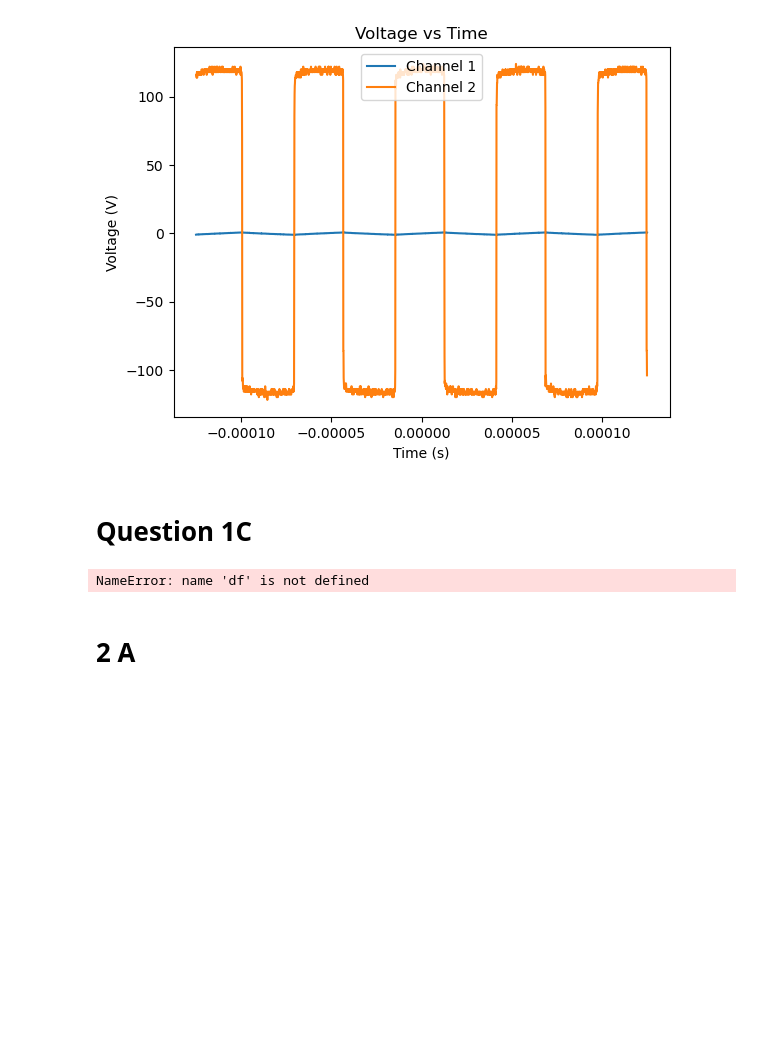
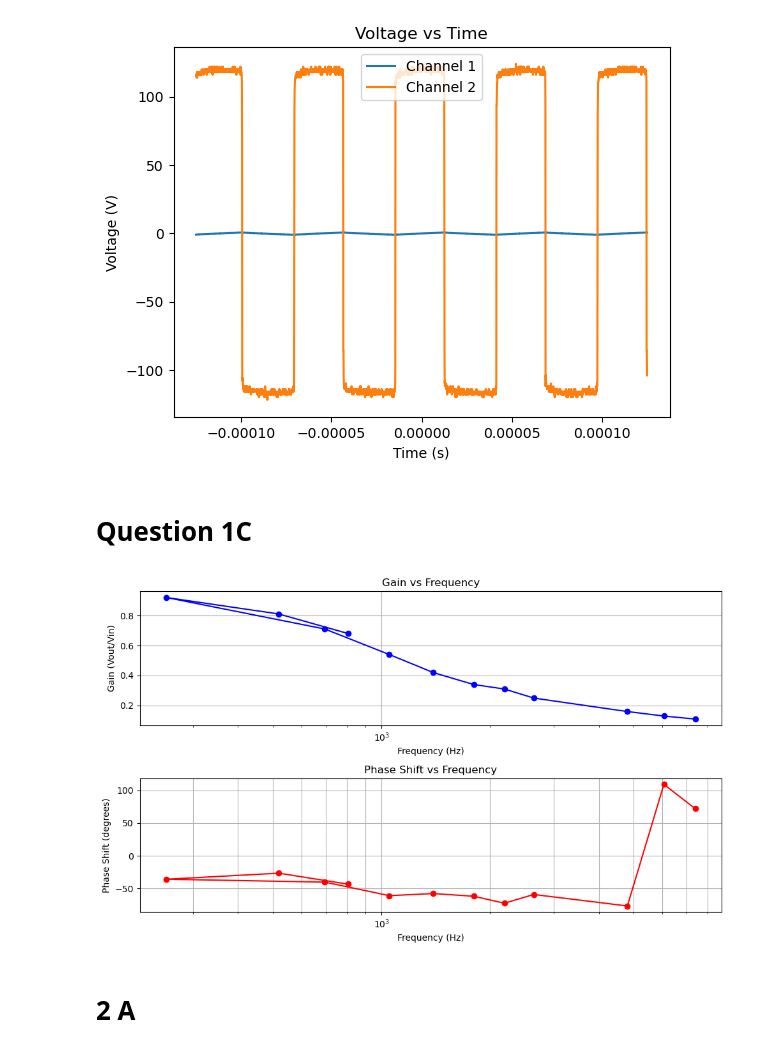
Before and after one commit to Quantum-Impulse/Eletronic-Techniques-Reports, a Jupyter notebook: Report 1/Lab 2/Lab2.ipynb, the cells around one changed output. Saved outputs shown, nothing was run; the diff lists cells and outputs as text; code cells hidden in the pictures; blank space fills up the shorter version.

Commit message:
1C graphs

```diff
--- a/Report 1/Lab 2/Lab2.ipynb
+++ b/Report 1/Lab 2/Lab2.ipynb
@@ -124,35 +124,39 @@ plt.show()
 [figure]
 # %% [markdown]
 # Question 1C
-# %%
-# Question 1 C
-#
-import pandas as pd
-import matplotlib.pyplot as plt
-
-# Assuming your DataFrame is named 'df' and contains columns 'Time' and 'Voltage'
-# Remove any irrelevant rows (for example, with 'NaN' or other labels like 'Record Length')
-
-# Example: Dropping the first few rows that aren't part of the actual data
-df_cleaned = df.dropna(subset=['Time', 'Voltage'])
-
-# Convert Time and Voltage columns to numeric (if necessary)
-df_cleaned['Time'] = pd.to_numeric(df_cleaned['Time'], errors='coerce')
-df_cleaned['Voltage'] = pd.to_numeric(df_cleaned['Voltage'], errors='coerce')
-
-# Now we can plot the data
-plt.figure(figsize=(8, 5))
-plt.plot(df_cleaned['Time'], df_cleaned['Voltage'], label='Voltage vs Time', color='orange')
-plt.xlabel('Time (s)')
-plt.ylabel('Voltage (V)')
-plt.title('Graph 1C: Voltage vs Time')
-plt.grid(True)
-plt.legend()
-
-# Show the plot
-plt.show()
-# %% [output]
-NameError: name 'df' is not defined
+# %%
+# Question 1 C
+# Create graph of Gain (Vin/Vout) and phase shift as a function Frequency for the four different frequencies(200,2K,20K,200K)
+
+# Data from the table
+frequency = [807, 519, 253, 696, 1050, 1390, 1800, 2190, 2640, 4800, 6060, 7400]  # in Hz
+gain = [0.68, 0.81, 0.92, 0.71, 0.54, 0.42, 0.34, 0.31, 0.25, 0.16, 0.13, 0.11]  # Vout/Vin
+phase_shift = [-43.2, -26.5, -35.7, -40.1, -60.8, -57.6, -61.7, -72.3, -59.0, -76.5, 109.0, 72.0]  # in degrees
+
+# Plot 1: Gain vs Frequency
+plt.figure(figsize=(10, 6))
+plt.subplot(2, 1, 1)
+plt.plot(frequency, gain, marker='o', color='blue')
+plt.xscale('log')
+plt.xlabel('Frequency (Hz)')
+plt.ylabel('Gain (Vout/Vin)')
+plt.title('Gain vs Frequency')
+plt.grid(True, which="both")
+
+# Plot 2: Phase Shift vs Frequency
+plt.subplot(2, 1, 2)
+plt.plot(frequency, phase_shift, marker='o', color='red')
+plt.xscale('log')
+plt.xlabel('Frequency (Hz)')
+plt.ylabel('Phase Shift (degrees)')
+plt.title('Phase Shift vs Frequency')
+plt.grid(True, which="both")
+
+# Adjust layout and show the plots
+plt.tight_layout()
+plt.show()
+# %% [output]
+[figure, added]
 # %% [markdown]
 # 2 A
 # %%
```
Also changed, not shown: 3 other files.
